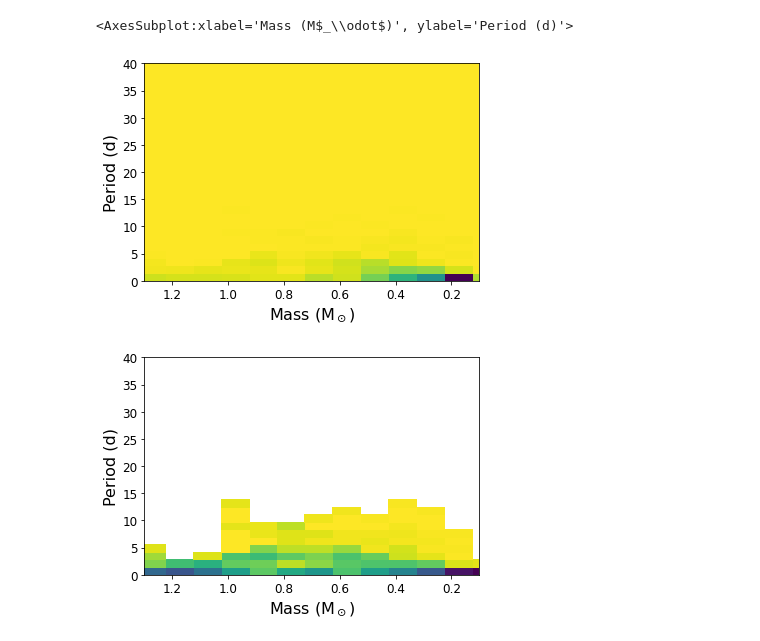
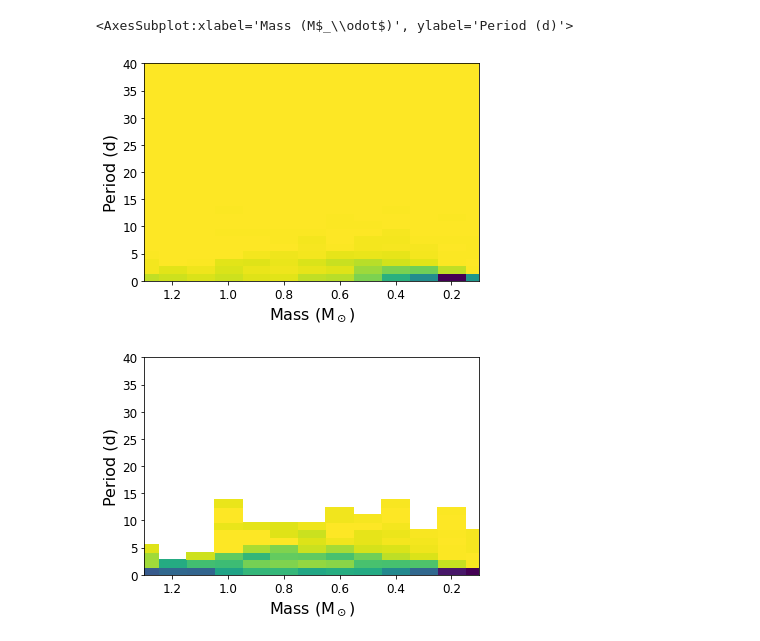
Before and after one commit to stephtdouglas/TESS_young, a Jupyter notebook: tau_sq.ipynb, the cells around one changed output. Saved outputs shown, nothing was run; the diff lists cells and outputs as text; code cells hidden in the pictures.

```diff
--- a/tau_sq.ipynb
+++ b/tau_sq.ipynb
@@ -162,12 +200,12 @@ class SpinModel:
 
         self.tau_sq = -2 * sum_tau_sq
 # %%
-sm = SpinModel("Mattea2022",30,"linear")
+sm = SpinModel("UpSco_Mattea2022",30,"linear")
 sm.plot_hist()
 sm.normalize()
 sm.add_mask()
 sm.plot_hist()
 # %% [output]
 <AxesSubplot:xlabel='Mass (M$_\\odot$)', ylabel='Period (d)'>
-[figure, old version]
+[figure, new version]
-[figure, old version]
+[figure, new version]
```
Also changed, not shown: parts of 32 cells of this notebook, 2 other files.
